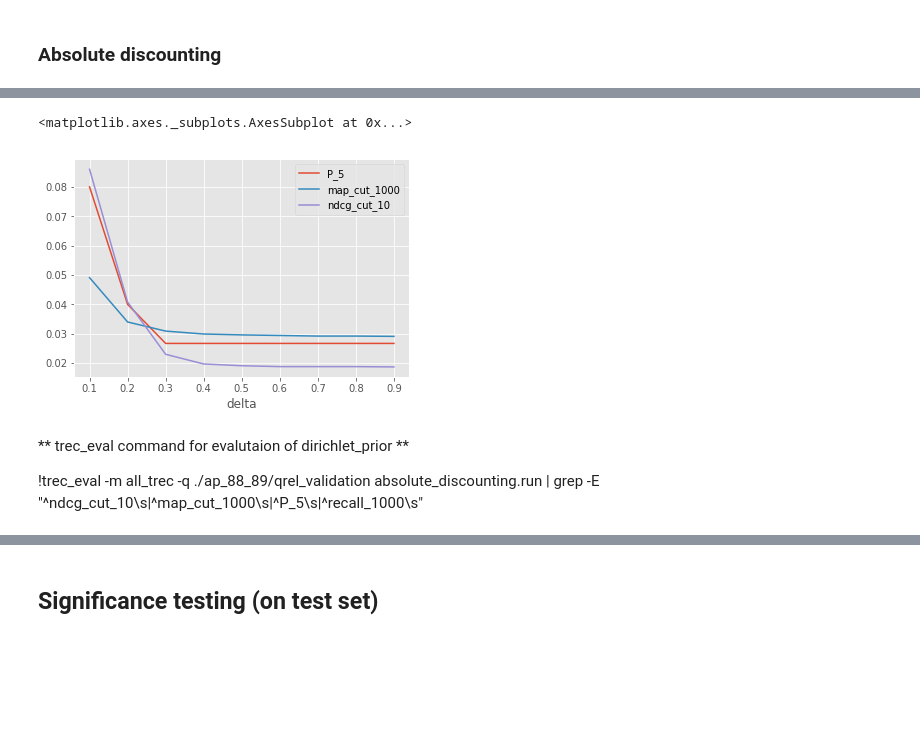
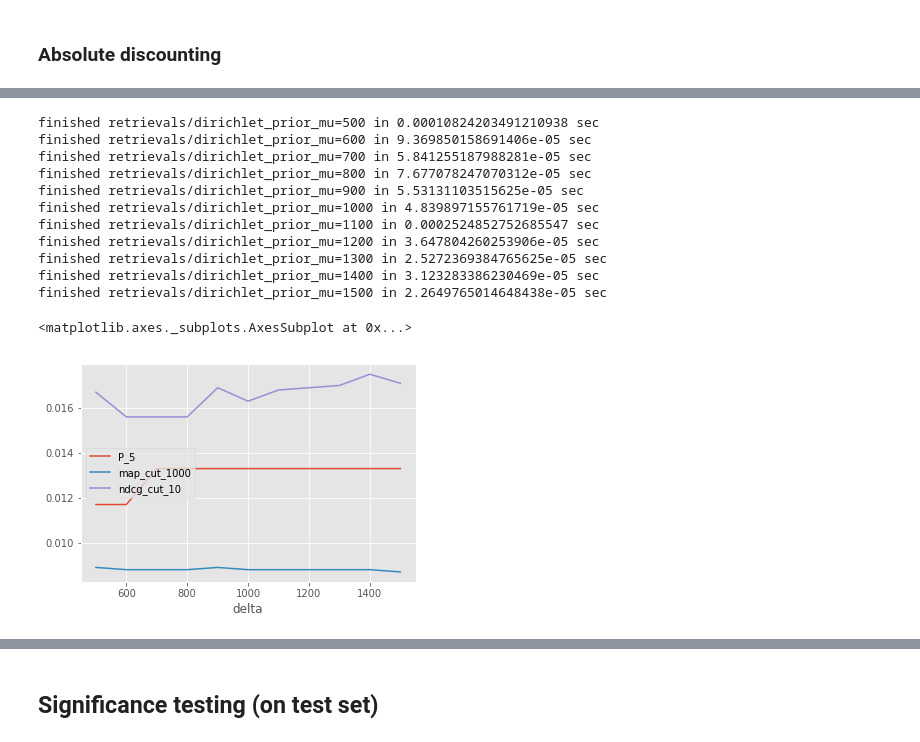
Before and after one commit to littlewine/search-struct-unstruct-data, a Jupyter notebook: assignment 1 Antonis.ipynb, the cells around one changed output, grey strips where cells are left out. Cells and saved outputs as stored; diff of their text form; code cells hidden in the pictures; blank space fills up the shorter version.

```diff
--- a/assignment 1 Antonis.ipynb
+++ b/assignment 1 Antonis.ipynb
@@ -660,2 +638,0 @@ finished retrievals/dirichlet_prior_mu=1500 in 5.7220458984375e-06 sec
-# %%
-filenames = glob.glob('./retrievals/dirichlet_prior_*')
@@ -722,8 +690,0 @@ def absolute_discounting(int_document_id, query_term_id, document_term_freq, del
-# %%
-for param_value in np.arange(0.1,0.91, 0.1):
-    start_time = time.time()
-    filename = 'retrievals/absolute_discounting_delta='+str(param_value)
-
-    run_retrieval(filename,absolute_discounting, delta = param_value)
-
-    print ('finished {} in {} sec'.format(filename,(time.time()-start_time)))
@@ -740,2 +690,0 @@ finished retrievals/absolute_discounting_delta=0.9 in 5.14984130859375e-05 sec
-# %%
-filenames = glob.glob('./retrievals/absolute_discounting_delta=*')
@@ -759,0 +729,30 @@ scores
+# %%
+def test_hyperparameters(hyperparameters,funct_name,score_function):
+
+    for param_value in hyperparameters:
+
+        start_time = time.time()
+
+        filename = 'retrievals/'+funct_name+'='+str(param_value)
+
+        if funct_name== 'jelinek_mercer_lambda':
+            run_retrieval(filename,score_function, lambd = param_value)
+        elif funct_name=='dirichlet_prior_mu':
+            run_retrieval(filename,dirichlet_prior, mu = param_value)
+
+        elif funct_name=='absolute_discounting_delta':
+            run_retrieval(filename,absolute_discounting, delta = param_value)
+
+        else:
+            print ("Wrong method name")
+            return
+
+
+        print ('finished {} in {} sec'.format(filename,(time.time()-start_time)))
+
+    filenames = glob.glob('./retrievals/'+funct_name+'=*')
+    scores = get_scores(filenames)
+    scores = pd.DataFrame.from_dict(scores,dtype=float)
+    scores.index.name = 'delta'
+
+    return scores
@@ -760,9 +774,17 @@ scores
 # %%
-scores.drop('recall_1000',axis=1).plot()
+scores_dirich = test_hyperparameters(np.arange(500,1501, 100),'dirichlet_prior_mu',dirichlet_prior)
+scores_dirich.drop('recall_1000',axis=1).plot()
 # %% [output]
-<matplotlib.axes._subplots.AxesSubplot at 0x...>
+finished retrievals/dirichlet_prior_mu=500 in 0.00010824203491210938 sec
+finished retrievals/dirichlet_prior_mu=600 in 9.369850158691406e-05 sec
+finished retrievals/dirichlet_prior_mu=700 in 5.841255187988281e-05 sec
+finished retrievals/dirichlet_prior_mu=800 in 7.677078247070312e-05 sec
+finished retrievals/dirichlet_prior_mu=900 in 5.53131103515625e-05 sec
+finished retrievals/dirichlet_prior_mu=1000 in 4.839897155761719e-05 sec
+finished retrievals/dirichlet_prior_mu=1100 in 0.0002524852752685547 sec
+finished retrievals/dirichlet_prior_mu=1200 in 3.647804260253906e-05 sec
+finished retrievals/dirichlet_prior_mu=1300 in 2.5272369384765625e-05 sec
+finished retrievals/dirichlet_prior_mu=1400 in 3.123283386230469e-05 sec
+finished retrievals/dirichlet_prior_mu=1500 in 2.2649765014648438e-05 sec
+<matplotlib.axes._subplots.AxesSubplot at 0x...>
-[figure, old version]
+[figure, new version]
-# %% [markdown]
-** trec_eval command for evalutaion of dirichlet_prior **
-
-!trec_eval -m all_trec -q ./ap_88_89/qrel_validation absolute_discounting.run | grep -E "^ndcg_cut_10\s|^map_cut_1000\s|^P_5\s|^recall_1000\s"
```
Also changed, not shown: parts of 63 cells of this notebook, 1 other file.
